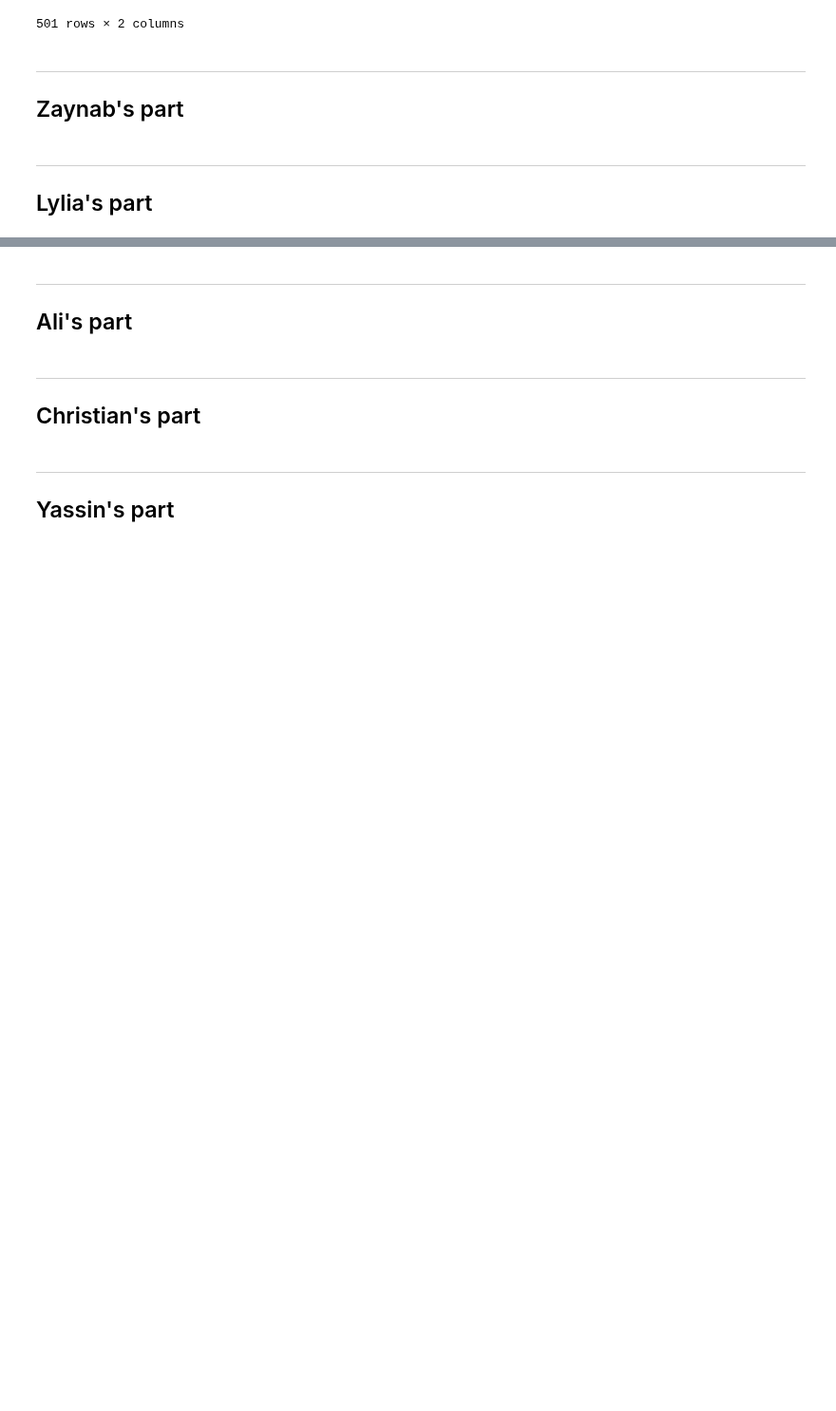
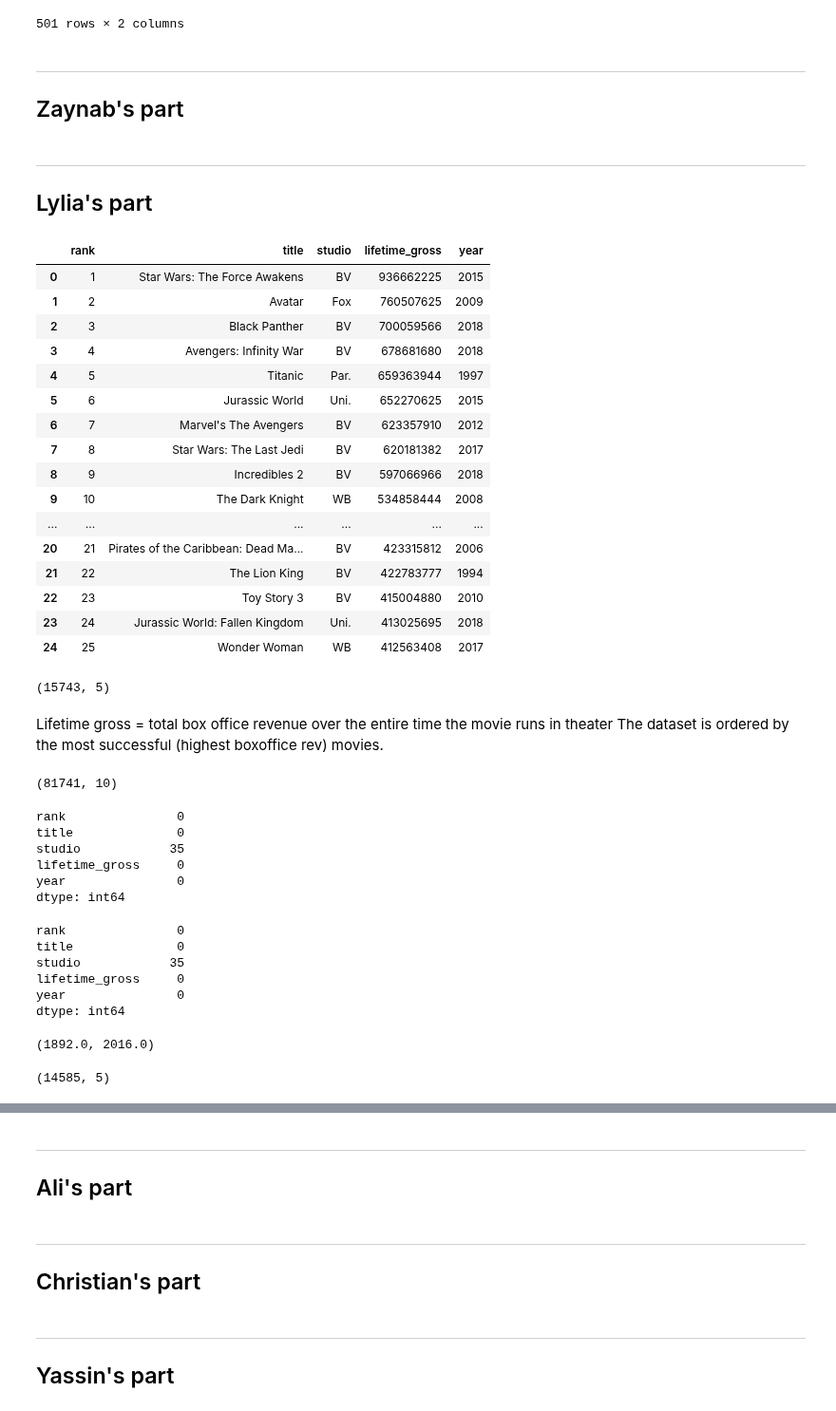
Before and after one commit to epfl-ada/ada-2024-project-arabsdatascientists2024, a Jupyter notebook: Exlploration_CMU.ipynb, the cells around one changed output, grey strips where cells are left out. Shown at 95% size. Cells and saved outputs as stored; diff of their text form; code cells hidden in the pictures; blank space fills up the shorter version.

Commit message:
boxofficemojo + readme
cleaning

```diff
--- a/Exlploration_CMU.ipynb
+++ b/Exlploration_CMU.ipynb
@@ -186,3 +186,81 @@ tvtropes_clusters
 # %% [markdown]
 ---
 ## Lylia's part
+# %%
+# Load the dataset
+box_office=pd.read_csv('/Users/lylou/Downloads/BoxOfficeMojo/boxoffice.csv')
+box_office.head(25)
+# %% [output]
+|  | rank | title | studio | lifetime_gross | year |
+| 0 | 1 | Star Wars: The Force Awakens | BV | 936662225 | 2015 |
+| 1 | 2 | Avatar | Fox | 760507625 | 2009 |
+| 2 | 3 | Black Panther | BV | 700059566 | 2018 |
+| 3 | 4 | Avengers: Infinity War | BV | 678681680 | 2018 |
+| 4 | 5 | Titanic | Par. | 659363944 | 1997 |
+| 5 | 6 | Jurassic World | Uni. | 652270625 | 2015 |
+| 6 | 7 | Marvel's The Avengers | BV | 623357910 | 2012 |
+| 7 | 8 | Star Wars: The Last Jedi | BV | 620181382 | 2017 |
+| 8 | 9 | Incredibles 2 | BV | 597066966 | 2018 |
+| 9 | 10 | The Dark Knight | WB | 534858444 | 2008 |
+| ... | ... | ... | ... | ... | ... |
+| 20 | 21 | Pirates of the Caribbean: Dead Ma... | BV | 423315812 | 2006 |
+| 21 | 22 | The Lion King | BV | 422783777 | 1994 |
+| 22 | 23 | Toy Story 3 | BV | 415004880 | 2010 |
+| 23 | 24 | Jurassic World: Fallen Kingdom | Uni. | 413025695 | 2018 |
+| 24 | 25 | Wonder Woman | WB | 412563408 | 2017 |
+# %%
+box_office.shape
+# %% [output]
+(15743, 5)
+# %% [markdown]
+Lifetime gross = total box office revenue over the entire time the movie runs in theater
+The dataset is ordered by the most successful (highest boxoffice rev) movies.
+# %%
+movie_metadata.shape
+# %% [output]
+(81741, 10)
+# %%
+#Check for NaNs
+missing_values = box_office.isnull().sum()
+missing_values
+# %% [output]
+rank               0
+title              0
+studio            35
+lifetime_gross     0
+year               0
+dtype: int64
+# %%
+missing_values = box_office.isna().sum()
+missing_values
+# %% [output]
+rank               0
+title              0
+studio            35
+lifetime_gross     0
+year               0
+dtype: int64
+# %%
+# Check the min and max date in movie metadata
+# Convert 'Release Data' to datetime format
+movie_metadata['ReleaseDate'] = pd.to_datetime(movie_metadata['ReleaseDate'], errors='coerce')
+
+# Extract the year from the 'Release Data' column
+movie_metadata['year'] = movie_metadata['ReleaseDate'].dt.year
+
+# Find the min and max year
+min_year = movie_metadata['year'].min()
+max_year = movie_metadata['year'].max()
+
+#movie_metadata.head(2)
+min_year, max_year
+# %% [output]
+(1892.0, 2016.0)
+# %%
+# Remove the movies that are before 1888 and after 2016 as they arent going to be in movie_metadata
+box_office_filtered = box_office[(box_office['year'] >= 1888) & (box_office['year'] <= 2016)]
+
+# Size after filetring
+box_office_filtered.shape
+# %% [output]
+(14585, 5)
```
Also changed, not shown: parts of 9 cells of this notebook, 5 other files.
